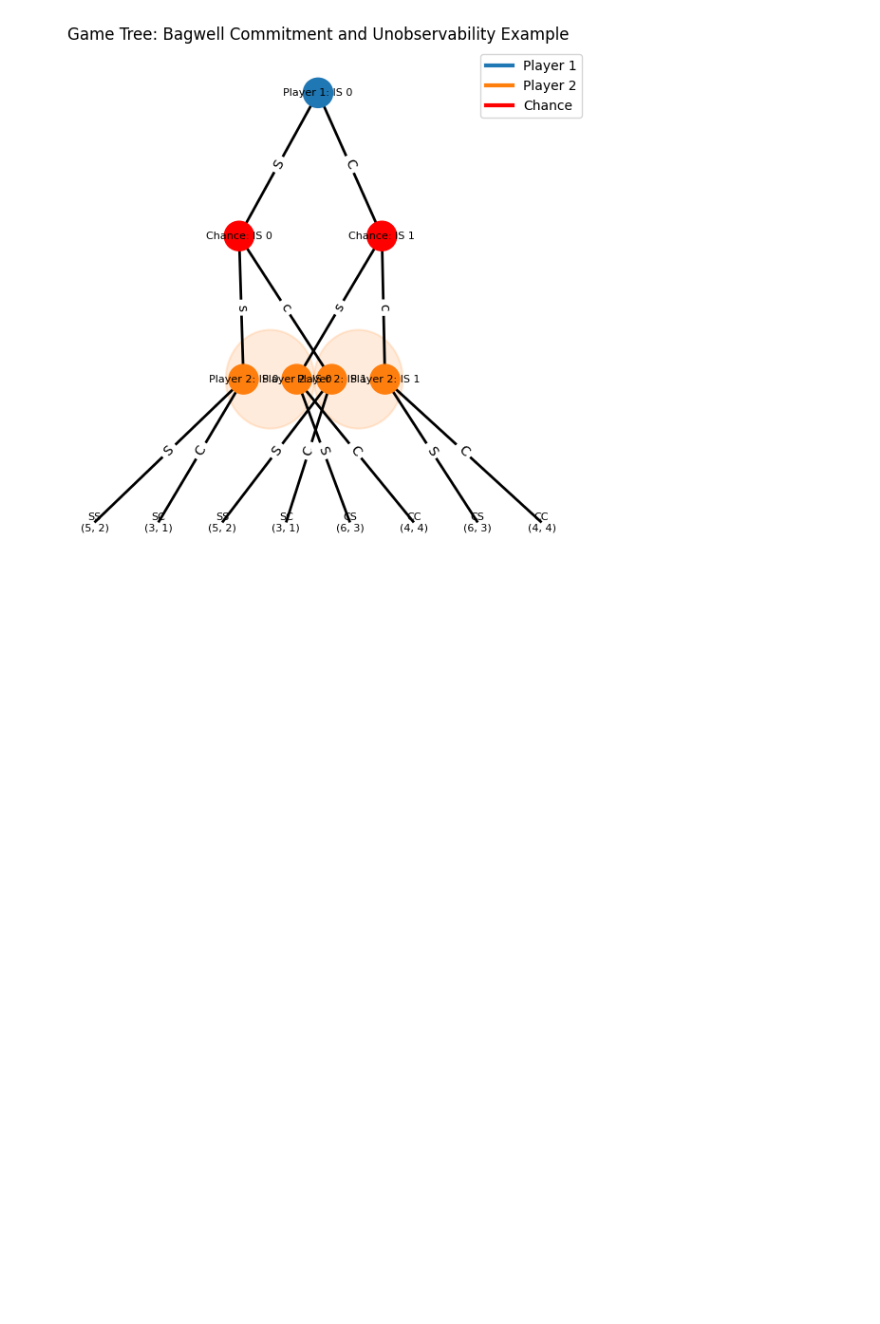
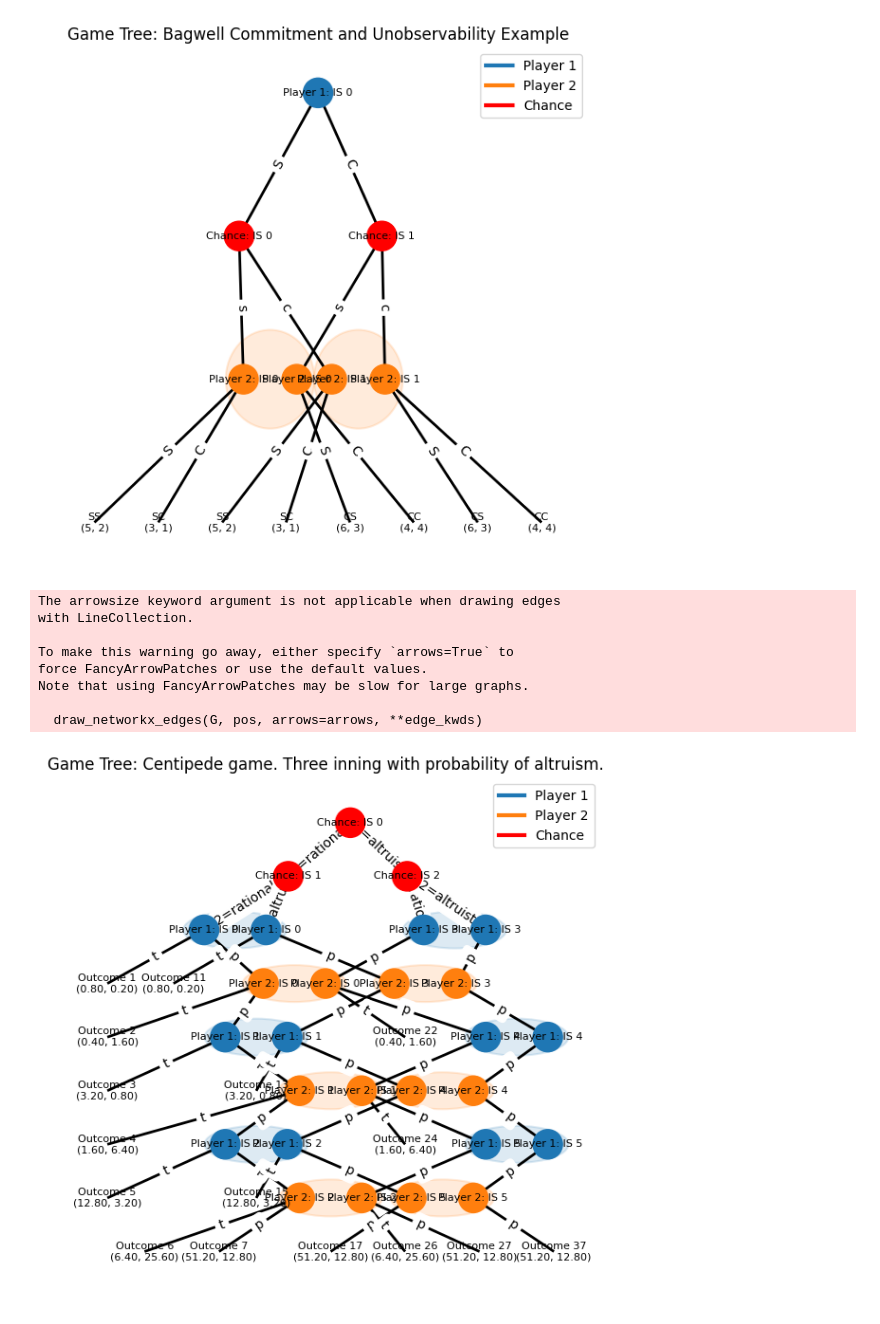
Before and after one commit to gambitproject/gambit, a Jupyter notebook: doc/tutorials/display_test.ipynb, the cells around one changed output. Cells and saved outputs as stored; diff of their text form; code cells hidden in the pictures; blank space fills up the shorter version.

Commit message:
add centipede game

```diff
--- a/doc/tutorials/display_test.ipynb
+++ b/doc/tutorials/display_test.ipynb
@@ -41,3 +41,16 @@ bagwell_g = gbt.read_efg("../../contrib/demos/bagwell.efg")
 plot_gambit_tree(bagwell_g)
 # %% [output]
 [figure]
+# %%
+cent3_g = gbt.read_efg("../../contrib/games/cent3.efg")
+plot_gambit_tree(cent3_g)
+# %% [output]
+The arrowsize keyword argument is not applicable when drawing edges
+with LineCollection.
+
+To make this warning go away, either specify `arrows=True` to
+force FancyArrowPatches or use the default values.
+Note that using FancyArrowPatches may be slow for large graphs.
+
+  draw_networkx_edges(G, pos, arrows=arrows, **edge_kwds)
+[figure, added]
```
